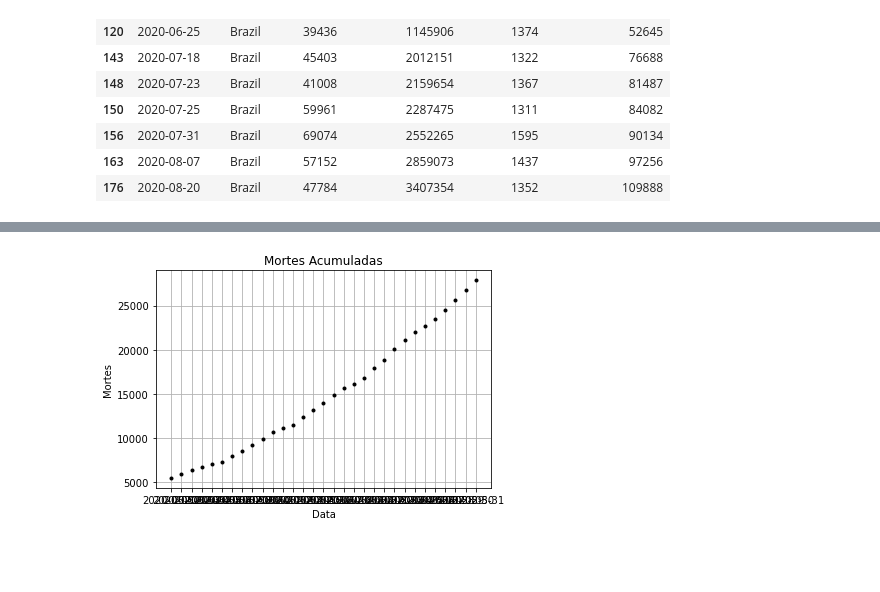
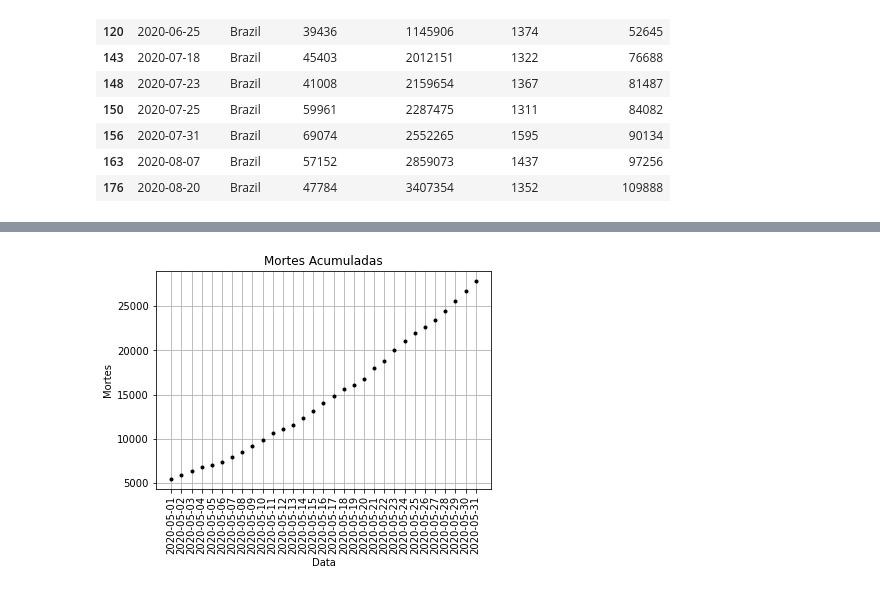
Before and after one commit to lucianogaldino/Analise-Covid19, a Jupyter notebook: Covid19.ipynb, the cells around one changed output, grey strips where cells are left out. Cells and saved outputs as stored; diff of their text form; code cells hidden in the pictures; blank space fills up the shorter version.

```diff
--- a/Covid19.ipynb
+++ b/Covid19.ipynb
@@ -159,10 +279,11 @@ print(may)
 # %%
 plt.plot()
 plt.xlabel('Data')
 plt.ylabel('Mortes')
 plt.title('Mortes Acumuladas')
 plt.plot(may.Date,may.Cumulative_deaths, 'k.')
+plt.xticks(rotation=90)
 plt.grid(True)
 plt.show()
 # %% [output]
-[figure, old version]
+[figure, new version]
```
Also changed, not shown: parts of 31 cells of this notebook.
